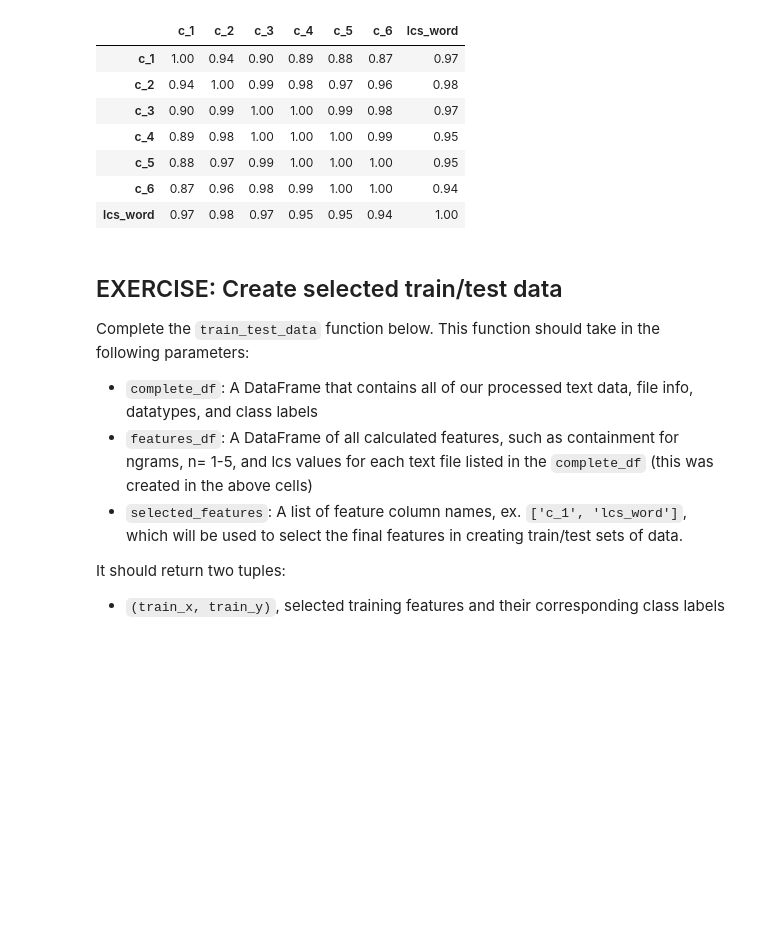
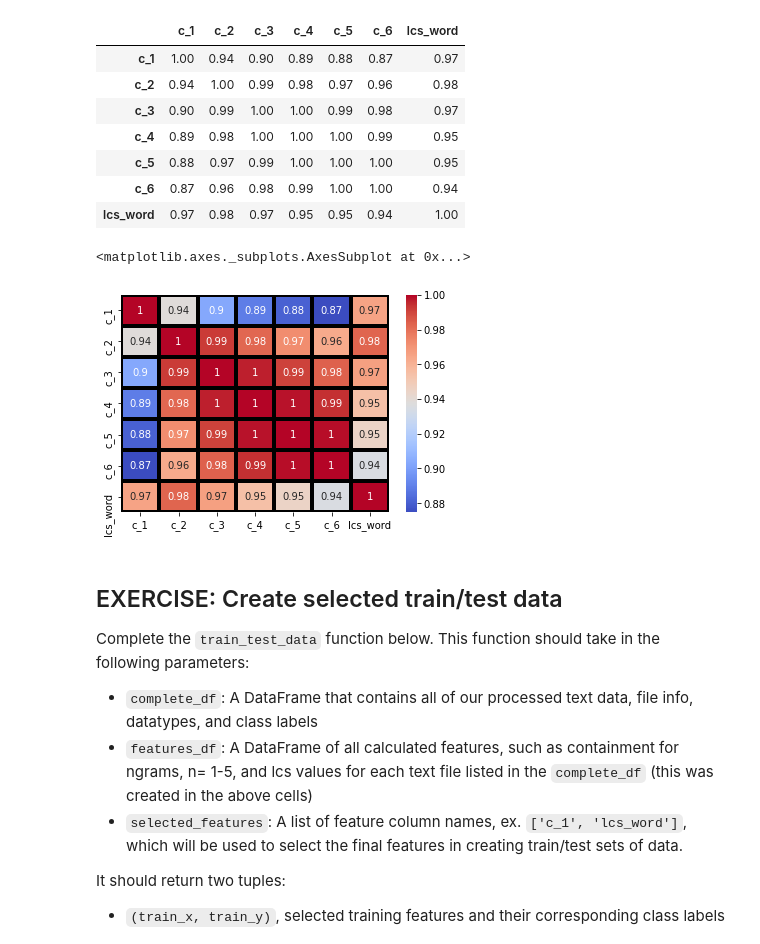
Before and after one commit to philip-le/sagemaker-deployment, a Jupyter notebook: Project_Plagiarism_Detection/2_Plagiarism_Feature_Engineering.ipynb, the cells around one changed output. Cells and saved outputs as stored; diff of their text form; code cells hidden in the pictures; blank space fills up the shorter version.

```diff
--- a/Project_Plagiarism_Detection/2_Plagiarism_Feature_Engineering.ipynb
+++ b/Project_Plagiarism_Detection/2_Plagiarism_Feature_Engineering.ipynb
@@ -860,6 +860,12 @@ display(corr_matrix)
 | c_5 | 0.88 | 0.97 | 0.99 | 1.00 | 1.00 | 1.00 | 0.95 |
 | c_6 | 0.87 | 0.96 | 0.98 | 0.99 | 1.00 | 1.00 | 0.94 |
 | lcs_word | 0.97 | 0.98 | 0.97 | 0.95 | 0.95 | 0.94 | 1.00 |
+# %%
+import seaborn as sns
+sns.heatmap(features_df.corr(), annot = True, cmap= 'coolwarm', linewidths=3, linecolor='black')
+# %% [output]
+<matplotlib.axes._subplots.AxesSubplot at 0x...>
+[figure, added]
 # %% [markdown]
 ## EXERCISE: Create selected train/test data
 
```
Also changed, not shown: parts of 6 cells of this notebook, 2 other files.
